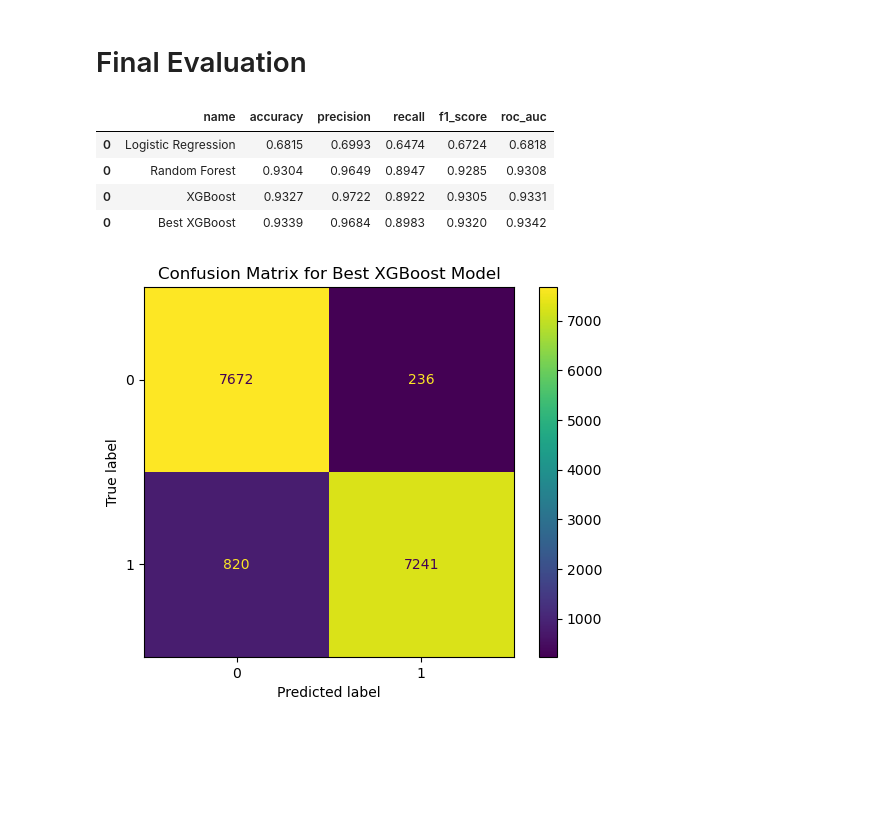
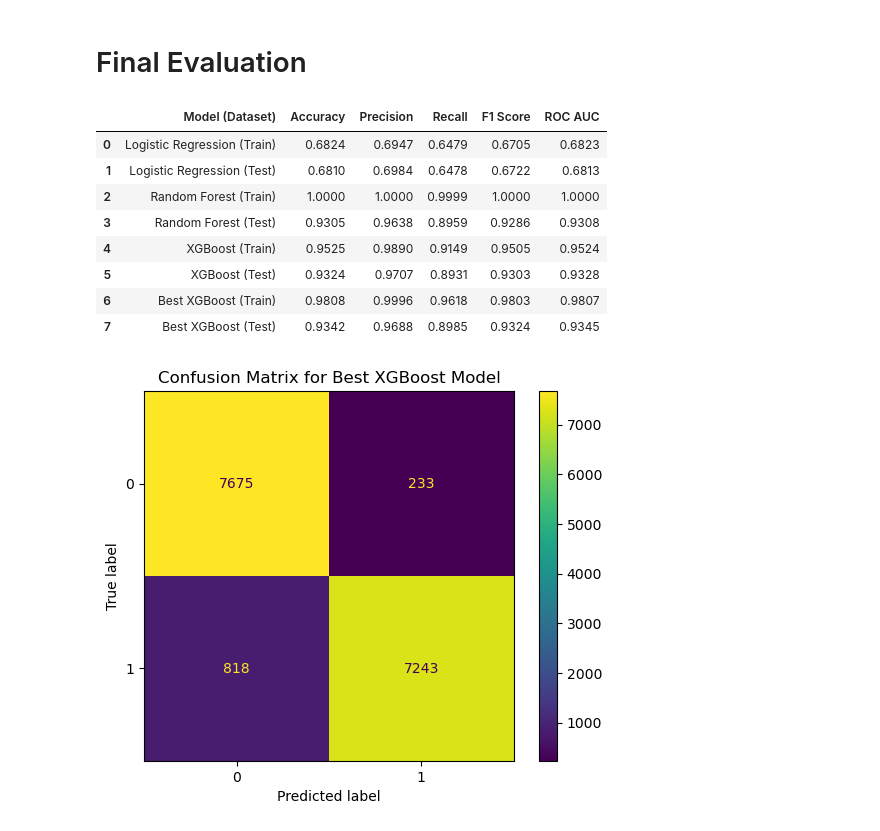
Before and after one commit to Aditya-k-23/Bank-Marketing, a Jupyter notebook: Analysis.ipynb, the cells around one changed output. Drawn from its saved outputs; the diff is of its cells as text; code cells hidden in the pictures; blank space fills up the shorter version.

```diff
--- a/Analysis.ipynb
+++ b/Analysis.ipynb
@@ -227,9 +227,6 @@ X_clean['job_transform'] = le_job.fit_transform(X_clean['job'].astype(str))
 X_clean['education_transform'] = X_clean['education_transform'].replace(0,np.nan)
 X_clean['job_transform'] = X_clean['job_transform'].replace(5,np.nan)
 
-# Change 11 to 5 since the nan value took the value of 5 during encoding (this ensures that the imputation wouldn't accidently assign nan values)
-X_clean['job_transform'] = X_clean['job_transform'].replace(11,5)
-
 # Display the encoded values
 X_clean[['education', 'education_transform', 'job', 'job_transform']].head()
 # %% [output]
@@ -340,7 +337,7 @@ X[['job','education']].head()
 After:
 # %%
 # Initialize KNNImputer (use n_neighbors=5 by default or any other number of neighbors)
-imputer = KNNImputer(n_neighbors=5, missing_values=np.nan)
+imputer = KNNImputer(n_neighbors=1, missing_values=np.nan)
 
 # Perform KNN Imputation (fit and transform the data)
 X_imputed = imputer.fit_transform(X_clean_subset_scaled)
@@ -362,9 +359,6 @@ imputed_education = le_education.inverse_transform(X_imputed['education_transfor
 # Format into dataframe
 imputed_after = pd.DataFrame({'job_transform': imputed_job, 'education_transform': imputed_education})
 
-# Replace 'nan' with 'unemployed' since we changed 11 to 5 previously during encoding
-imputed_after['job_transform'] = imputed_after['job_transform'].replace('nan','unemployed')
-
 # Display values after imputation
 imputed_after
 # %% [output]
@@ -652,35 +690,47 @@ Best Parameters: {'subsample': 0.8, 'reg_lambda': 1, 'reg_alpha': 1, 'n_estimato
 # %%
 # Retrieve the best model
 best_xgb = xgb_random_search.best_estimator_
 
-# Predict on test data
-y_pred_best_xgb = best_xgb.predict(X_test)
+# Predict on train and test data
+y_train_pred_best_xgb = best_xgb.predict(X_train)
+y_test_pred_best_xgb = best_xgb.predict(X_test)
 
-# Evaluation metrics for XGBoost
-best_xgb_accuracy = round(accuracy_score(y_test, y_pred_best_xgb), 4)
-best_xgb_precision = round(precision_score(y_test, y_pred_best_xgb), 4)
-best_xgb_recall = round(recall_score(y_test, y_pred_best_xgb), 4)
-best_xgb_f1_score = round(f1_score(y_test, y_pred_best_xgb), 4)
-best_xgb_reg_roc_auc = round(roc_auc_score(y_test, y_pred_best_xgb), 4)
+# Evaluation metrics for Best XGBoost (Train)
+train_best_xgb_accuracy = round(accuracy_score(y_train, y_train_pred_best_xgb), 4)
+train_best_xgb_precision = round(precision_score(y_train, y_train_pred_best_xgb), 4)
+train_best_xgb_recall = round(recall_score(y_train, y_train_pred_best_xgb), 4)
+train_best_xgb_f1_score = round(f1_score(y_train, y_train_pred_best_xgb), 4)
+train_best_xgb_roc_auc = round(roc_auc_score(y_train, y_train_pred_best_xgb), 4)
 
-# Display evaluation metrics
+# Evaluation metrics for Best XGBoost (Test)
+test_best_xgb_accuracy = round(accuracy_score(y_test, y_test_pred_best_xgb), 4)
+test_best_xgb_precision = round(precision_score(y_test, y_test_pred_best_xgb), 4)
+test_best_xgb_recall = round(recall_score(y_test, y_test_pred_best_xgb), 4)
+test_best_xgb_f1_score = round(f1_score(y_test, y_test_pred_best_xgb), 4)
+test_best_xgb_roc_auc = round(roc_auc_score(y_test, y_test_pred_best_xgb), 4)
+
+# Display evaluation metrics for Best XGBoost
 best_xgb_results = pd.DataFrame({
-    'name': ['Best XGBoost'],
-    'accuracy': [best_xgb_accuracy],
-    'precision': [best_xgb_precision],
-    'recall': [best_xgb_recall],
-    'f1_score': [best_xgb_f1_score],
-    'roc_auc': [best_xgb_reg_roc_auc]
+    'Model (Dataset)': ['Best XGBoost (Train)', 'Best XGBoost (Test)'],
+    'Accuracy': [train_best_xgb_accuracy, test_best_xgb_accuracy],
+    'Precision': [train_best_xgb_precision, test_best_xgb_precision],
+    'Recall': [train_best_xgb_recall, test_best_xgb_recall],
+    'F1 Score': [train_best_xgb_f1_score, test_best_xgb_f1_score],
+    'ROC AUC': [train_best_xgb_roc_auc, test_best_xgb_roc_auc]
 })
 
 # Display comparison to previous models
-pd.concat([log_reg_results, rf_results, xgb_results, best_xgb_results])
+pd.concat([log_reg_results, rf_results, xgb_results, best_xgb_results]).reset_index(drop=True)
 # %% [output]
-|  | name | accuracy | precision | recall | f1_score | roc_auc |
-| 0 | Logistic Regression | 0.6815 | 0.6993 | 0.6474 | 0.6724 | 0.6818 |
-| 0 | Random Forest | 0.9304 | 0.9649 | 0.8947 | 0.9285 | 0.9308 |
-| 0 | XGBoost | 0.9327 | 0.9722 | 0.8922 | 0.9305 | 0.9331 |
-| 0 | Best XGBoost | 0.9339 | 0.9684 | 0.8983 | 0.9320 | 0.9342 |
+|  | Model (Dataset) | Accuracy | Precision | Recall | F1 Score | ROC AUC |
+| 0 | Logistic Regression (Train) | 0.6824 | 0.6947 | 0.6479 | 0.6705 | 0.6823 |
+| 1 | Logistic Regression (Test) | 0.6810 | 0.6984 | 0.6478 | 0.6722 | 0.6813 |
+| 2 | Random Forest (Train) | 1.0000 | 1.0000 | 0.9999 | 1.0000 | 1.0000 |
+| 3 | Random Forest (Test) | 0.9305 | 0.9638 | 0.8959 | 0.9286 | 0.9308 |
+| 4 | XGBoost (Train) | 0.9525 | 0.9890 | 0.9149 | 0.9505 | 0.9524 |
+| 5 | XGBoost (Test) | 0.9324 | 0.9707 | 0.8931 | 0.9303 | 0.9328 |
+| 6 | Best XGBoost (Train) | 0.9808 | 0.9996 | 0.9618 | 0.9803 | 0.9807 |
+| 7 | Best XGBoost (Test) | 0.9342 | 0.9688 | 0.8985 | 0.9324 | 0.9345 |
 # %%
 # Plot Confusion Matrix
 ConfusionMatrixDisplay.from_estimator(best_xgb, X_test, y_test)
```
Also changed, not shown: parts of 10 cells of this notebook, 1 other file.
